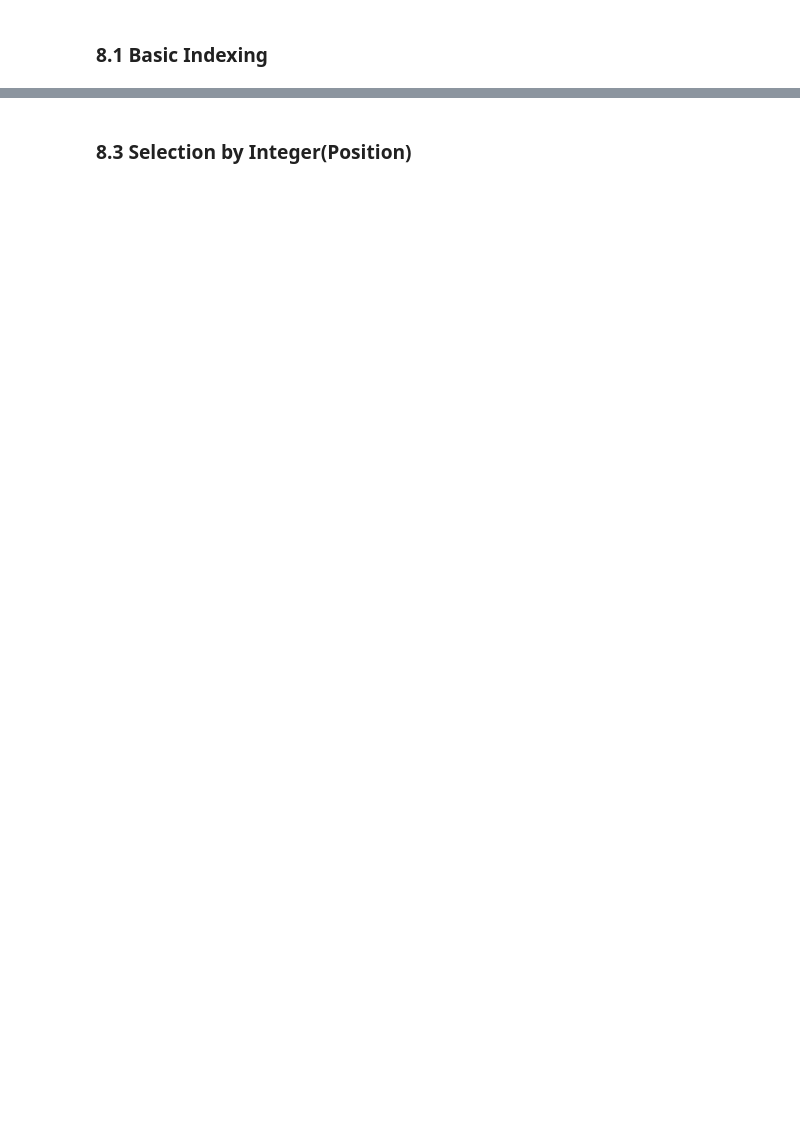
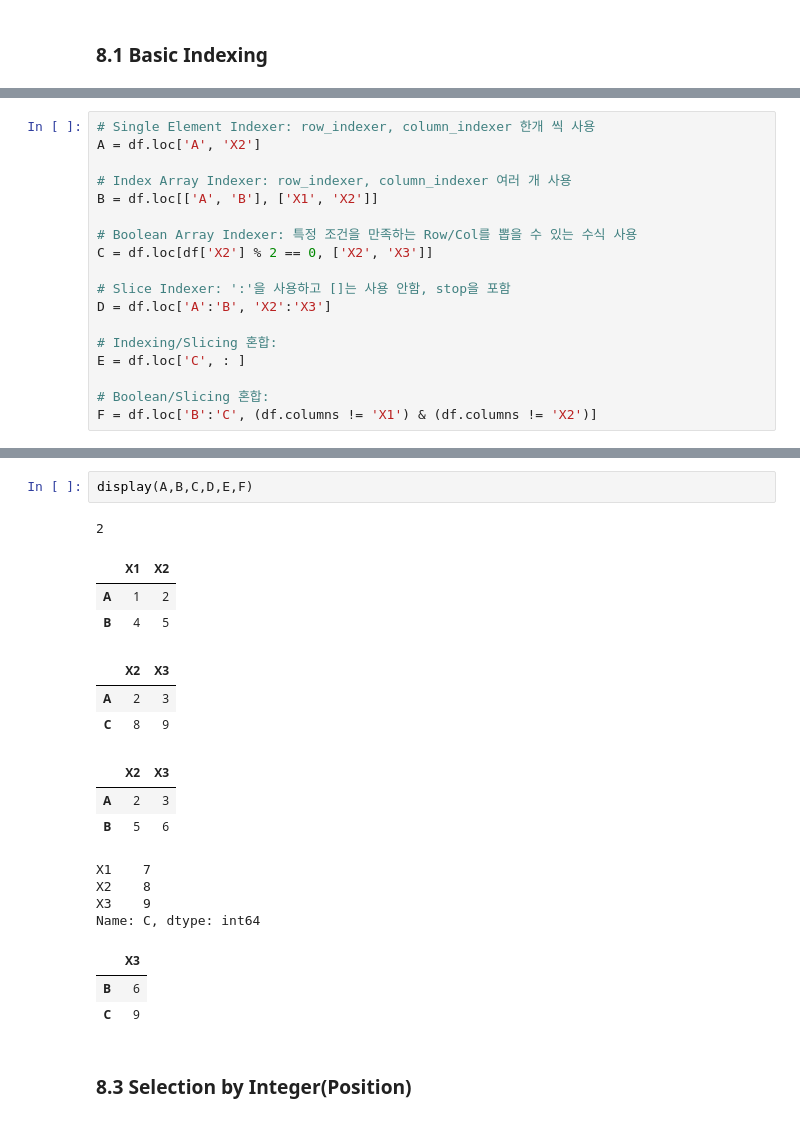
Before and after one commit to blacbakery/py_worksapce, a Jupyter notebook: 정리/01 Pandas.ipynb, the cells around one changed output, grey strips where cells are left out. Saved outputs shown, nothing was run; the diff lists cells and outputs as text; blank space fills up the shorter version.

```diff
--- a/정리/01 Pandas.ipynb
+++ b/정리/01 Pandas.ipynb
@@ -575,0 +607,18 @@ X = df.loc[:, (df.columns != 'refresh') & (df.columns != 'X10')]
+# %%
+# Single Element Indexer: row_indexer, column_indexer 한개 씩 사용
+A = df.loc['A', 'X2']
+
+# Index Array Indexer: row_indexer, column_indexer 여러 개 사용
+B = df.loc[['A', 'B'], ['X1', 'X2']]
+
+# Boolean Array Indexer: 특정 조건을 만족하는 Row/Col를 뽑을 수 있는 수식 사용
+C = df.loc[df['X2'] % 2 == 0, ['X2', 'X3']]
+
+# Slice Indexer: ':'을 사용하고 []는 사용 안함, stop을 포함
+D = df.loc['A':'B', 'X2':'X3']
+
+# Indexing/Slicing 혼합:
+E = df.loc['C', : ]
+
+# Boolean/Slicing 혼합:
+F = df.loc['B':'C', (df.columns != 'X1') & (df.columns != 'X2')]
@@ -576,2 +632,22 @@ X = df.loc[:, (df.columns != 'refresh') & (df.columns != 'X10')]
+# %%
+display(A,B,C,D,E,F)
+# %% [output]
+2
+|  | X1 | X2 |
+| A | 1 | 2 |
+| B | 4 | 5 |
+|  | X2 | X3 |
+| A | 2 | 3 |
+| C | 8 | 9 |
+|  | X2 | X3 |
+| A | 2 | 3 |
+| B | 5 | 6 |
+X1    7
+X2    8
+X3    9
+Name: C, dtype: int64
+|  | X3 |
+| B | 6 |
+| C | 9 |
 # %% [markdown]
 ### 8.3 Selection by Integer(Position)
```
Also changed, not shown: parts of 8 cells of this notebook, 1 other file.
